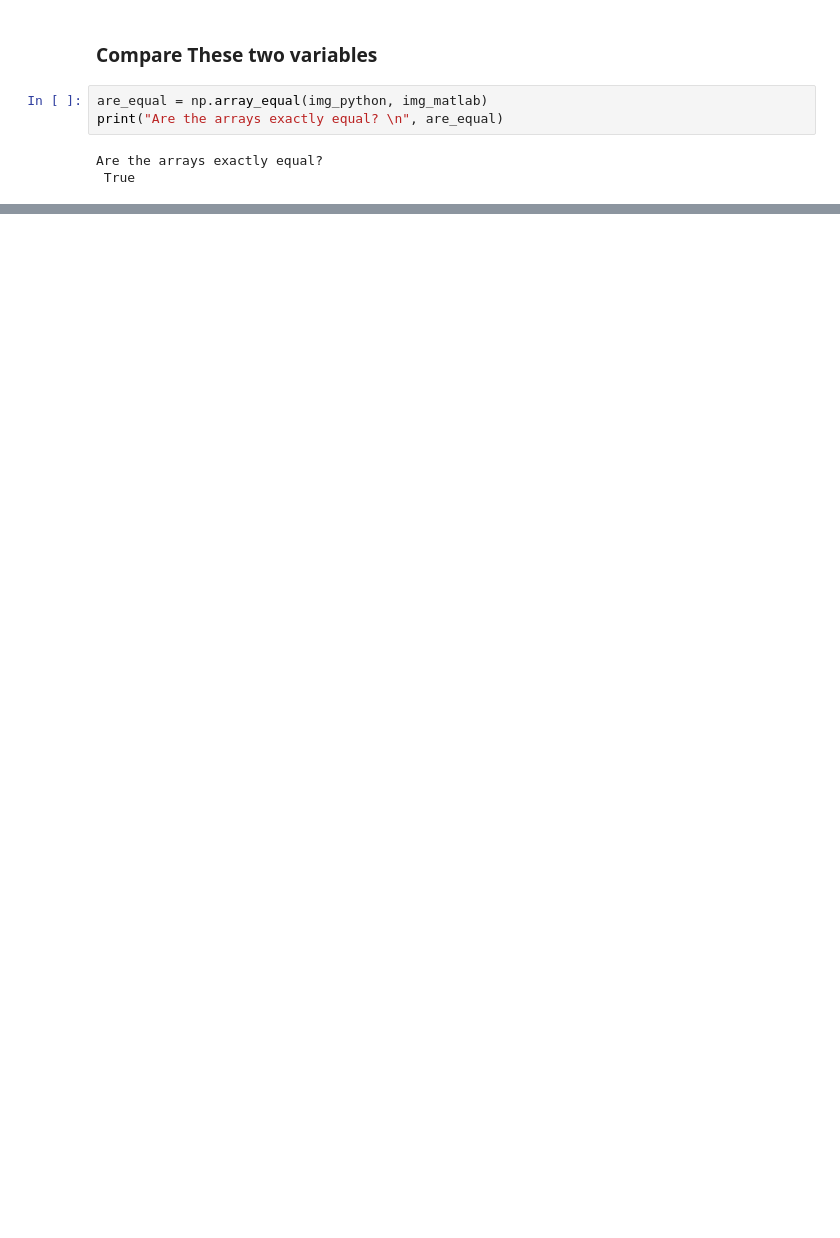
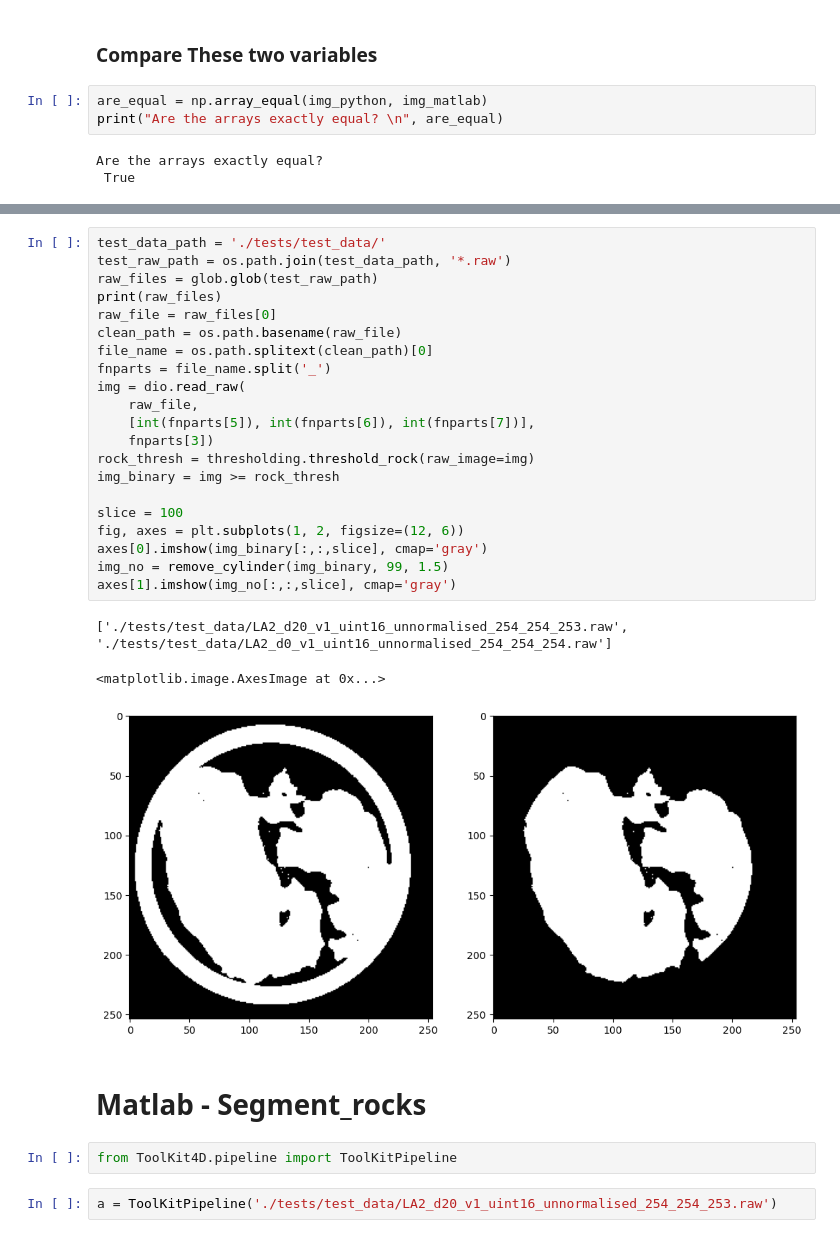
Before and after one commit to edsml-pl1023/Toolkit4D, a Jupyter notebook: notebooks/note.ipynb, the cells around one changed output, grey strips where cells are left out. Drawn from its saved outputs; the diff is of its cells as text; blank space fills up the shorter version.

```diff
--- a/notebooks/note.ipynb
+++ b/notebooks/note.ipynb
@@ -84,0 +137,31 @@ Are the arrays exactly equal?
+# %%
+test_data_path = './tests/test_data/'
+test_raw_path = os.path.join(test_data_path, '*.raw')
+raw_files = glob.glob(test_raw_path)
+print(raw_files)
+raw_file = raw_files[0]
+clean_path = os.path.basename(raw_file)
+file_name = os.path.splitext(clean_path)[0]
+fnparts = file_name.split('_')
+img = dio.read_raw(
+    raw_file,
+    [int(fnparts[5]), int(fnparts[6]), int(fnparts[7])],
+    fnparts[3])
+rock_thresh = thresholding.threshold_rock(raw_image=img)
+img_binary = img >= rock_thresh
+
+slice = 100
+fig, axes = plt.subplots(1, 2, figsize=(12, 6))
+axes[0].imshow(img_binary[:,:,slice], cmap='gray')
+img_no = remove_cylinder(img_binary, 99, 1.5)
+axes[1].imshow(img_no[:,:,slice], cmap='gray')
+# %% [output]
+['./tests/test_data/LA2_d20_v1_uint16_unnormalised_254_254_253.raw', './tests/test_data/LA2_d0_v1_uint16_unnormalised_254_254_254.raw']
+<matplotlib.image.AxesImage at 0x...>
+[figure, added]
+# %% [markdown]
+# Matlab - Segment_rocks
+# %%
+from ToolKit4D.pipeline import ToolKitPipeline
+# %%
+a = ToolKitPipeline('./tests/test_data/LA2_d20_v1_uint16_unnormalised_254_254_253.raw')
```
Also changed, not shown: parts of 38 cells of this notebook, 1 other file.
